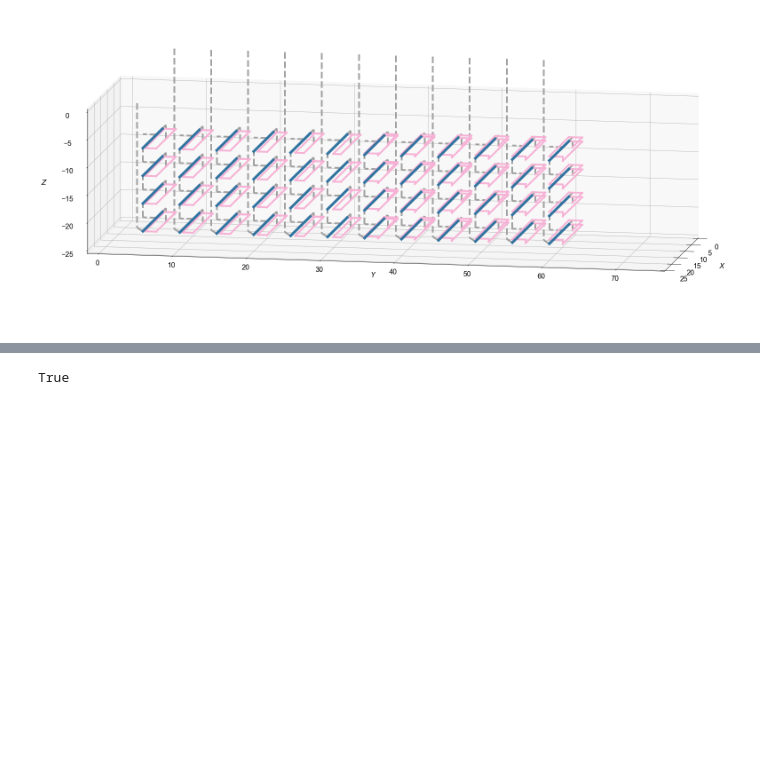
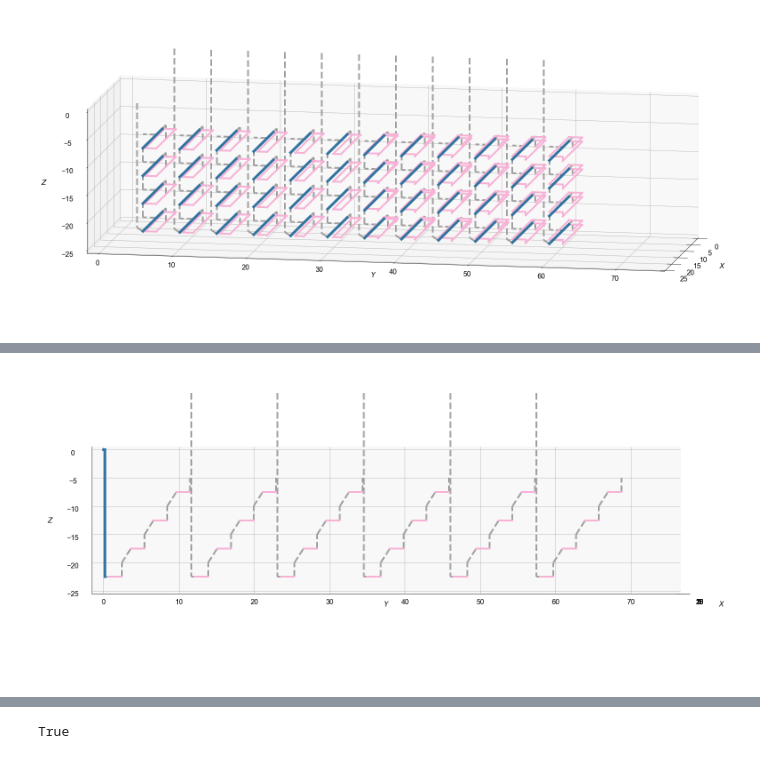
Before and after one commit to usnistgov/ShopbotPyQt, a Jupyter notebook: SBP_files/sbpcreator_triple.ipynb, the cells around one changed output, grey strips where cells are left out. Drawn from its saved outputs; the diff is of its cells as text; code cells hidden in the pictures; blank space fills up the shorter version.

```diff
--- a/SBP_files/sbpcreator_triple.ipynb
+++ b/SBP_files/sbpcreator_triple.ipynb
@@ -193,3 +193,84 @@ Exported file C:\Users\lmf1\Documents\GitHub\ShopbotPyQt\SBP_files\singleDisturb
 Exported points to C:\Users\lmf1\Documents\GitHub\ShopbotPyQt\SBP_files\singleDisturb\disturbXS_+z_1.250.csv
 0.206 mL, 7 min 18 s
 [figure]
+# %%
+
+for shortdir in ['+y', '+z']:
+    ylast = 0
+    total2 = copy.deepcopy(dv)
+    # total2.addVar('nid', 0.603)
+    total2 = total2 + sc.startingPoint(0,0,0)
+    total2.turnOn(cfg.shopbot.flag1-1)
+    speed=10
+    dv.setSpeeds(m=speed, j=20)
+    # head-on, in plane
+    for i,spacing in enumerate([0.5, 0.625, 0.75, 0.875, 1, 1.25]):
+        total = copy.deepcopy(dv)
+#         total.addVar('nid', 0.603)
+        if i==0 and shortdir=='+y':
+            total = total + sc.startingPoint(0,0,0)
+        else:
+            total = total + sc.startingPoint(zz.cp[0], zz.cp[1], zz.cp[2])
+
+        y00 = f'&margin+{ylast}-{(0.9-0.3)/0.1}*&nid-2*&nid'
+        total.j2('&slideW/2+&margin', y00)
+        total2.j2('&slideW/2+&margin', y00)
+        total.prime(0)
+
+
+        total.jz(f'-0.9*&slideW')
+        total2.jz(f'-0.9*&slideW')
+
+        for z0frac in [0.9, 0.7, 0.5, 0.3]:
+            # write line 1
+            zz = sc.sbpCreator(lastPt=total2)
+            x0 = f'&slideW/2+&margin*1.5'
+            xf = '&slideW/2-&margin*1.5'
+            y0 = f'&nid*16+{ylast}-{(z0frac-0.3)/0.2}*&nid*5'
+            z0 = f'-{z0frac}*&slideW'
+            yobserve = f'{y0}+3*&nid'
+            zz.j3(x0, y0, z0)
+            zz.turnOn(0)
+            zz.mx(xf, pOn=True)
+            zz.turnOff(0)
+            # move to side
+            zz.my(yobserve)
+            # move to middle and pause for image
+            zz.mx('&slideW/2')
+            zz.pause(1)
+            # move to back
+            zz.mx(x0)
+            # move back to spacing
+            if shortdir=='+y':
+                zz.my(f'{y0}+&nid*{spacing}')
+            else:
+                zz.mz(f'{z0}+&nid*{spacing}')
+                zz.my(y0)
+            # move to front
+            zz.mx(xf)
+            # move to side
+            zz.my(yobserve)
+            zz.mz(z0)
+            # move to middle and pause for image
+            zz.mx('&slideW/2')
+            zz.pause(1)
+            zz.jz(f'-{z0frac-0.1}*&slideW')  # go halfway to next layer
+            zz.jx(x0)
+
+
+            total = total + zz
+            total2 = total2+zz
+            zz1 = copy.deepcopy(zz)
+        ylast = zz.cp[1]
+        total.jz(10)
+        total2.jz(10)
+        total.turnOff(cfg.shopbot.flag1-1)
+        total.export(os.path.join(SBPFOLDER,'singleDisturb',  f'disturbXS2_{shortdir}_{spacing:.3f}.sbp'), [])
+
+    total2.turnOff(cfg.shopbot.flag1-1)
+    total2.mz(10)
+    total2.printVolume()
+    total2.plot(ele=10, azi=10, export=True, fn=os.path.join(r'C:\Users\lmf1\OneDriveNIST\NIST\data\shopbot\results\tripleLines', f'disturbXS2_{shortdir}.png'), grids=False)
+    total2.plot(ele=0, azi=0, export=False, grids=True)
+    # print(total.convertFile('spacing'))
+# %% [output]
@@ -195,0 +294 @@ Exported points to C:\Users\lmf1\Documents\GitHub\ShopbotPyQt\SBP_files\singleDi
+[figure, added]
```
Also changed, not shown: parts of 7 cells of this notebook, 50 other files.
